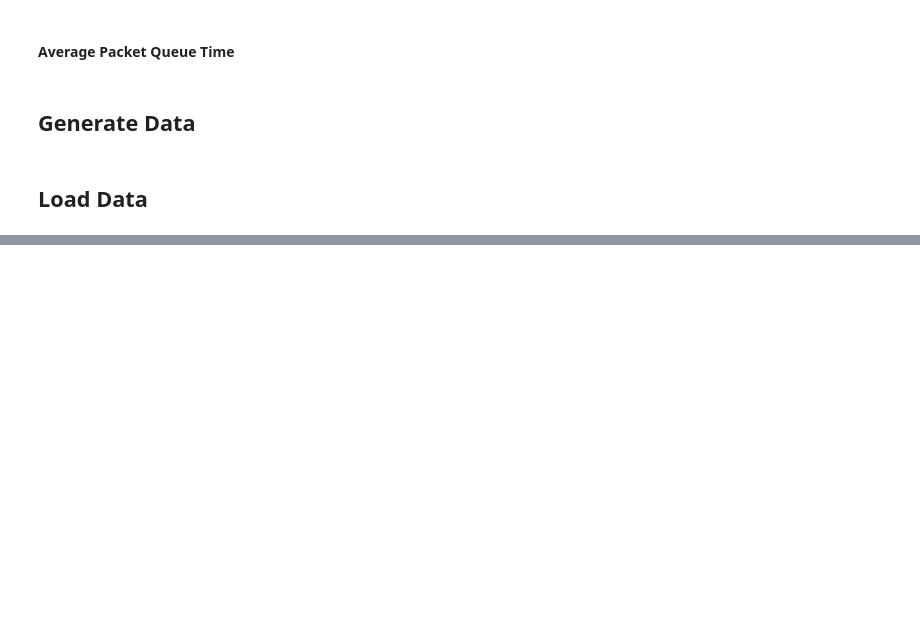
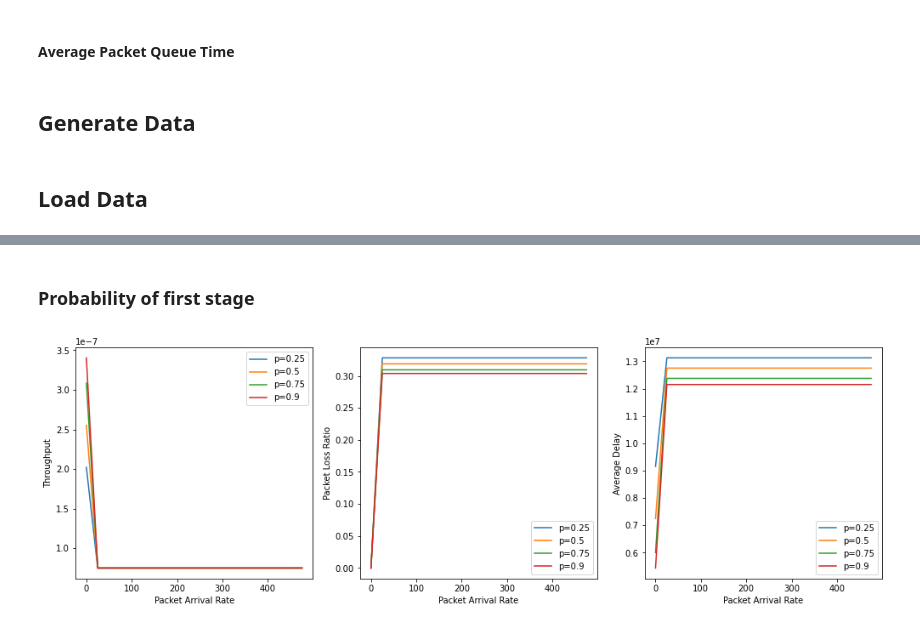
Before and after one commit to Sani-Abdullah/markov-ids, a Jupyter notebook: markov_ids.ipynb, the cells around one changed output, grey strips where cells are left out. Saved outputs shown, nothing was run; the diff lists cells and outputs as text; code cells hidden in the pictures; blank space fills up the shorter version.

```diff
--- a/markov_ids.ipynb
+++ b/markov_ids.ipynb
@@ -283,0 +305,24 @@ for population in graphable_populations['delay']:
+# %% [markdown]
+### Probability of first stage
+# %%
+fig, axs = plt.subplots(1, 3, figsize=(17, 5))
+
+for probability in graphable_probabilities['throughput']:
+    axs[0].plot(lams, graphable_probabilities['throughput'][probability], label=f'p={probability}')
+    axs[0].legend()
+    axs[0].set_ylabel('Throughput')
+    axs[0].set_xlabel('Packet Arrival Rate')
+
+for probability in graphable_probabilities['ppl']:
+    axs[1].plot(lams, graphable_probabilities['ppl'][probability], label=f'p={probability}')
+    axs[1].legend()
+    axs[1].set_ylabel('Packet Loss Ratio')
+    axs[1].set_xlabel('Packet Arrival Rate')
+
+for probability in graphable_probabilities['delay']:
+    axs[2].plot(lams, graphable_probabilities['delay'][probability], label=f'p={probability}')
+    axs[2].legend()
+    axs[2].set_ylabel('Average Delay')
+    axs[2].set_xlabel('Packet Arrival Rate')
+# %% [output]
+[figure, added]
```
Also changed, not shown: parts of 14 cells of this notebook.
